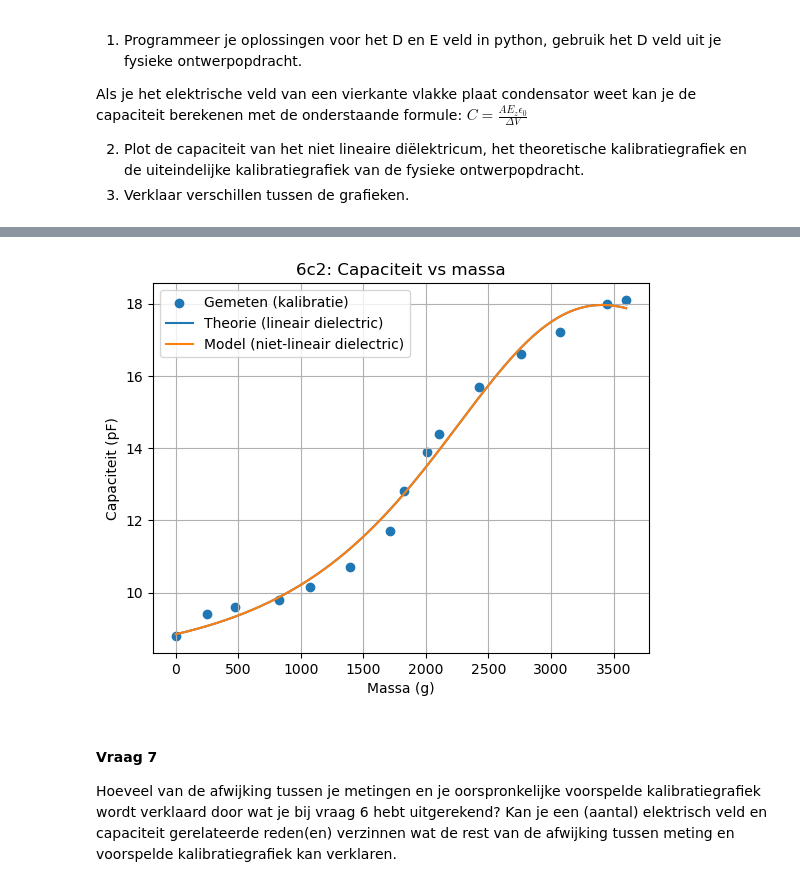
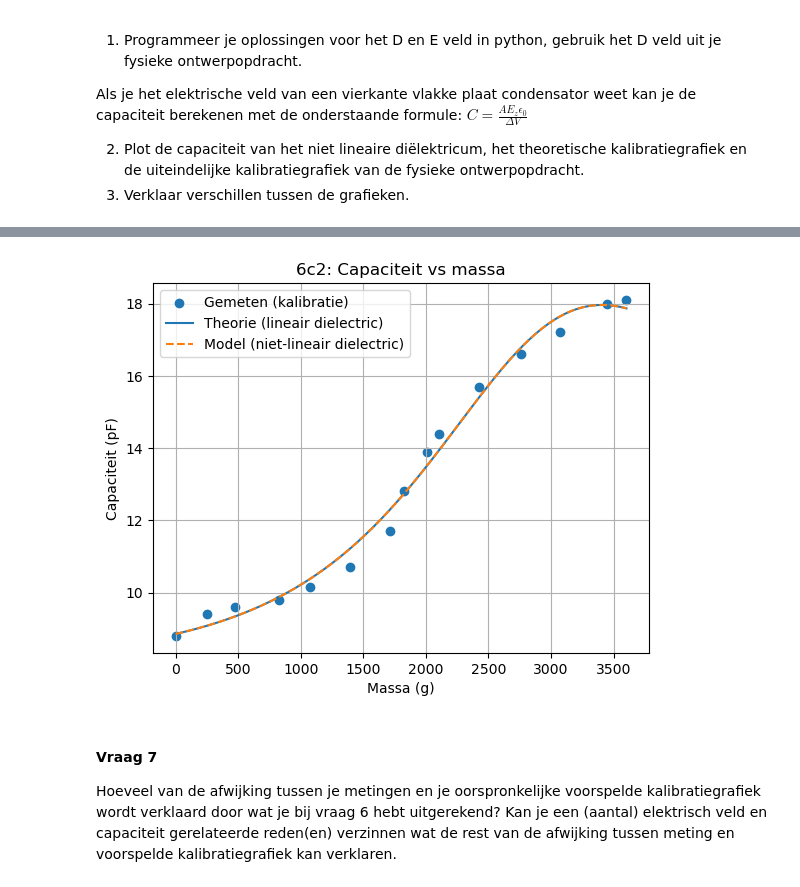
Before and after one commit to JensGroen/opdrachten-DEF-D, a Jupyter notebook: DigitaleOntwerpopdrachten/1CondensatorOpdracht/CondensatorOntwerpopdracht.ipynb, the cells around one changed output, grey strips where cells are left out. Saved outputs shown, nothing was run; the diff lists cells and outputs as text; code cells hidden in the pictures.

```diff
--- a/DigitaleOntwerpopdrachten/1CondensatorOpdracht/CondensatorOntwerpopdracht.ipynb
+++ b/DigitaleOntwerpopdrachten/1CondensatorOpdracht/CondensatorOntwerpopdracht.ipynb
@@ -1439,88 +1445,94 @@ Marray = np.array([0,1075.6,830.4,1390.5,2103.8,2424.7,2762.7,
 C_meas_pF = np.array([8.8,10.15,9.8,10.7,14.4,15.7,16.6,17.2,
                       18,18.1,13.9,12.8,11.7,9.6,9.4])
 
+
 # -----------------------
 # 2) CONSTANTEN / GEOMETRIE
 # -----------------------
 eps0 = 8.8541878128e-12
-A = 0.10 * 0.10           # m^2 (10 cm x 10 cm)
+eps_r = 4
+A = 0.10 * 0.10
 g = 9.81
-D0 = 0.04                 # m
+D0 = 0.04
 Vcap = 8.0
 
 # -----------------------
-# 3) MECHANISCH MODEL: dikte d(m)
-#    Jij gebruikte: k(F)=a*(F-b)^2 + c en d = D0 - F/k
+# 3) MECHANISCH MODEL
 # -----------------------
 def d_of_m(m_gram, a, b, c):
-    m = m_gram / 1000.0     # kg
-    F = m * g               # N
-    k = a*(F - b)**2 + c    # N/m
-    d = D0 - (F / k)        # m
+    m = m_gram / 1000.0
+    F = m * g
+    k = a*(F - b)**2 + c
+    d = D0 - (F / k)
     return d
 
-# Fit eerst a,b,c op jouw data met een lineair dielectric
-def C_linear_from_mech(m_gram, a, b, c, eps_r):
+def C_linear_from_mech(m_gram, a, b, c):
     d = d_of_m(m_gram, a, b, c)
     C = eps_r * eps0 * A / d
-    return C * 1e12         # pF
+    return C * 1e12
 
-# startwaarden (mag je aanpassen)
-p0_mech = [1e3, 10.0, 1e3, 1.3]  # a,b,c,eps_r
-popt_mech, _ = curve_fit(C_linear_from_mech, Marray, C_meas_pF, p0=p0_mech, maxfev=20000)
-a_fit, b_fit, c_fit, epsr_fit = popt_mech
+# alleen a,b,c fitten
+p0_mech = [1e3, 10.0, 1e3]
 
-print("Fit mechanisch + lineair dielectric:")
+popt_mech, _ = curve_fit(
+    C_linear_from_mech,
+    Marray,
+    C_meas_pF,
+    p0=p0_mech,
+    maxfev=20000
+)
+
+a_fit, b_fit, c_fit = popt_mech
+
+print("Fit mechanisch model:")
 print("a,b,c =", a_fit, b_fit, c_fit)
-print("eps_r =", epsr_fit)
+print("ε_r =", eps_r)
 
 # -----------------------
-# 4) D-veld en E-veld (6c2.1)
-#    E = ΔV/d
-#    Niet-lineair model: D(E)=eps0*(eps_r*E + chi2*E^2)
+# 4) E en D veld
 # -----------------------
 def E_of_m(m_gram):
     d = d_of_m(m_gram, a_fit, b_fit, c_fit)
     return Vcap / d
 
-def D_of_E(E, eps_r, chi2):
+def D_of_E(E, chi2):
     return eps0 * (eps_r * E + chi2 * E**2)
 
 # -----------------------
-# 5) Niet-lineaire capaciteit (6c2.2)
-#    Q = D*A
-#    C = Q/ΔV = D*A/Vcap
+# 5) Niet-lineaire capaciteit
 # -----------------------
-def C_nonlinear_pF(m_gram, eps_r, chi2):
+def C_nonlinear_pF(m_gram, chi2):
     E = E_of_m(m_gram)
-    D = D_of_E(E, eps_r, chi2)
+    D = D_of_E(E, chi2)
     C = (D * A) / Vcap
-    return C * 1e12  # pF
+    return C * 1e12
 
-# Fit eps_r en chi2 op jouw meetdata (mechanisch model vast op a_fit,b_fit,c_fit)
-p0_nl = [epsr_fit, 0.0]  # start: chi2=0 is "lineair"
-popt_nl, _ = curve_fit(C_nonlinear_pF, Marray, C_meas_pF, p0=p0_nl, maxfev=20000)
-epsr_nl, chi2_nl = popt_nl
+# alleen chi2 fitten
+popt_nl, _ = curve_fit(
+    C_nonlinear_pF,
+    Marray,
+    C_meas_pF,
+    p0=[1e-20],
+    maxfev=20000
+)
 
-print("\nFit niet-lineair dielectric:")
-print("eps_r =", epsr_nl)
-print("chi2  =", chi2_nl)
+chi2_fit = popt_nl[0]
+
+print("\nNiet-lineair dielectric:")
+print("chi2 =", chi2_fit)
 
 # -----------------------
-# 6) Grafieken: niet-lineair, theoretisch lineair, en gemeten (6c2.2)
+# 6) Grafieken
 # -----------------------
-m_plot = np.linspace(0, 3600, 400)
+m_plot = np.linspace(Marray.min(), Marray.max(), 400)
 
-# theoretisch lineair: gebruikt epsr_fit (of kies zelf een eps_r uit literatuur)
-C_theory_lin = C_linear_from_mech(m_plot, a_fit, b_fit, c_fit, epsr_fit)
-
-# niet-lineair model: epsr_nl, chi2_nl
-C_model_nl = C_nonlinear_pF(m_plot, epsr_nl, chi2_nl)
+C_theory_lin = C_linear_from_mech(m_plot, a_fit, b_fit, c_fit)
+C_model_nl = C_nonlinear_pF(m_plot, chi2_fit)
 
 plt.figure()
 plt.scatter(Marray, C_meas_pF, label="Gemeten (kalibratie)")
 plt.plot(m_plot, C_theory_lin, label="Theorie (lineair dielectric)")
-plt.plot(m_plot, C_model_nl, label="Model (niet-lineair dielectric)")
+plt.plot(m_plot, C_model_nl, "--", label="Model (niet-lineair dielectric)")
 plt.xlabel("Massa (g)")
 plt.ylabel("Capaciteit (pF)")
 plt.title("6c2: Capaciteit vs massa")
@@ -1538,4 +1549,4 @@ chi2  = -1.390179977314937e-09
-[figure, old version]
+[figure, new version]
 # %% [markdown]
 #### Vraag 7
 
```
Also changed, not shown: parts of 3 cells of this notebook.
